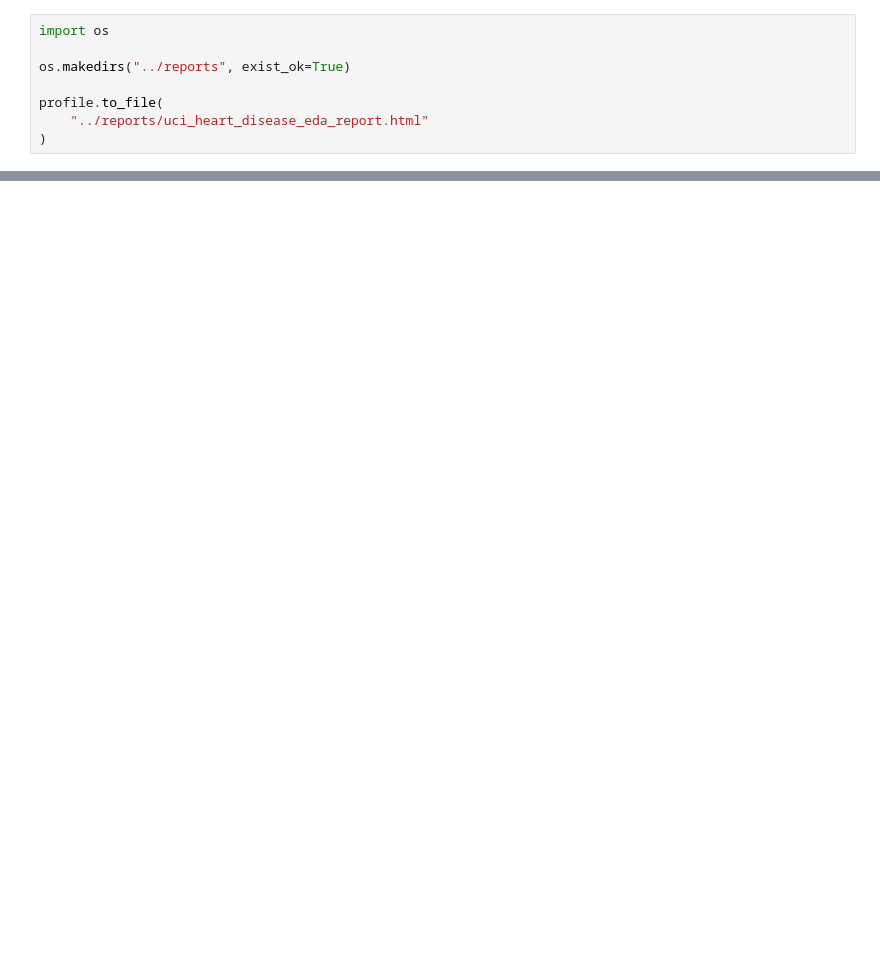
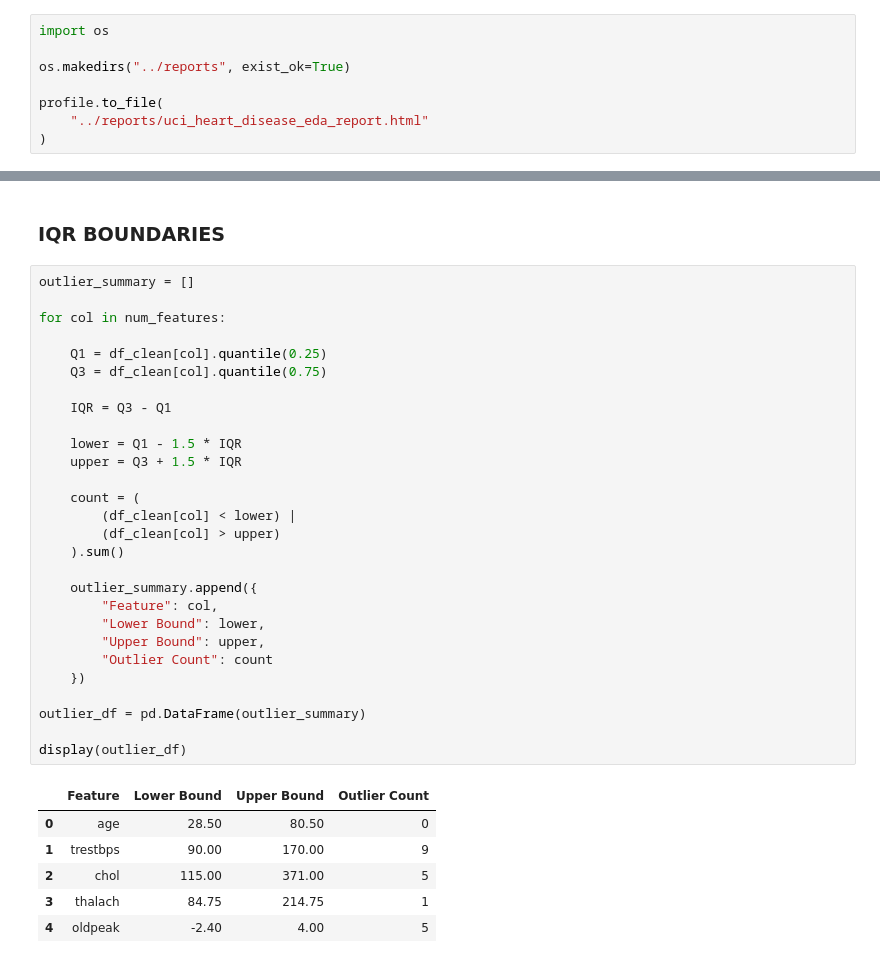
Before and after one commit to bh-arti113/heart-disease-risk-prediction, a Jupyter notebook: notebooks/02_dataset_audit.ipynb, the cells around one changed output, grey strips where cells are left out. Drawn from its saved outputs; the diff is of its cells as text; blank space fills up the shorter version.

```diff
--- a/notebooks/02_dataset_audit.ipynb
+++ b/notebooks/02_dataset_audit.ipynb
@@ -272,0 +302,37 @@ profile.to_file(
+# %% [markdown]
+### IQR BOUNDARIES
+# %%
+outlier_summary = []
+
+for col in num_features:
+
+    Q1 = df_clean[col].quantile(0.25)
+    Q3 = df_clean[col].quantile(0.75)
+
+    IQR = Q3 - Q1
+
+    lower = Q1 - 1.5 * IQR
+    upper = Q3 + 1.5 * IQR
+
+    count = (
+        (df_clean[col] < lower) |
+        (df_clean[col] > upper)
+    ).sum()
+
+    outlier_summary.append({
+        "Feature": col,
+        "Lower Bound": lower,
+        "Upper Bound": upper,
+        "Outlier Count": count
+    })
+
+outlier_df = pd.DataFrame(outlier_summary)
+
+display(outlier_df)
+# %% [output]
+|  | Feature | Lower Bound | Upper Bound | Outlier Count |
+| 0 | age | 28.50 | 80.50 | 0 |
+| 1 | trestbps | 90.00 | 170.00 | 9 |
+| 2 | chol | 115.00 | 371.00 | 5 |
+| 3 | thalach | 84.75 | 214.75 | 1 |
+| 4 | oldpeak | -2.40 | 4.00 | 5 |
```
Also changed, not shown: parts of 16 cells of this notebook.
